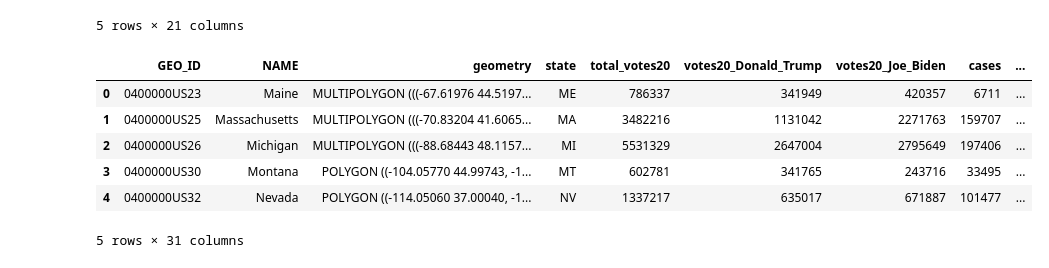
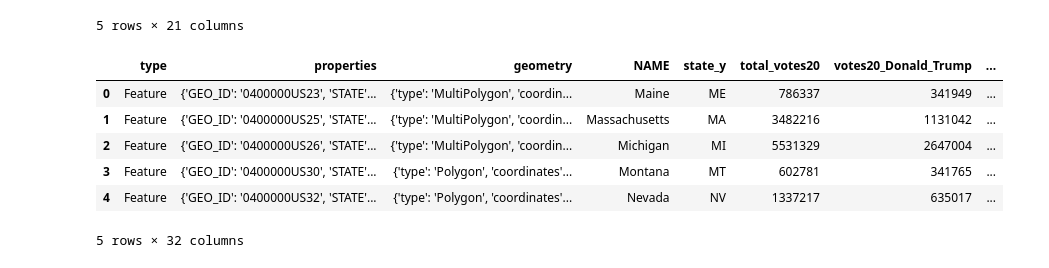
Before and after one commit to KGore12/The-2020-US-Presidential-Election-and-Covid-19, a Jupyter notebook: statejson.ipynb, the cells around one changed output. Cells and saved outputs as stored; diff of their text form; code cells hidden in the pictures.

Commit message:
add state data

```diff
--- a/statejson.ipynb
+++ b/statejson.ipynb
@@ -5,4 +5,4 @@ import geopandas as gpd
 # %%
-stategeo_df = gpd.read_file("Raw Data/US-States1.json")
+stategeo_df = pd.read_csv("Raw Data/state_geojson.csv")
 stategeo_df.head()
 # %% [output]
@@ -14,0 +15,8 @@ stategeo_df.head()
+# %%
+state = ['Maine', 'Massachusetts', 'Michigan', 'Montana', 'Nevada', 'New Jersey', 'New York', 'North Carolina', 'Ohio', 'Pennsylvania', 'Rhode Island', 'Tennessee', 'Texas', 'Utah',
+'Washington', 'Wisconsin', 'Puerto Rico', 'Maryland', 'Alabama', 'Alaska', 'Arizona', 'Arkansas', 'California', 'Colorado', 'Connecticut', 'Delaware', 'District of Columbia', 'Florida',
+'Georgia', 'Hawaii', 'Idaho', 'Illinois', 'Indiana', 'Iowa', 'Kansas', 'Kentucky', 'Lousiana', 'Minnesota', 'Mississippi', 'Missouri', 'Nebraska', 'New Hampshire',
+'New Mexico', 'North Dakota', 'Oklahoma', 'Oregon', 'South Carolina', 'South Dakota', 'Vermont', 'Virginia', 'West Virginia', 'Wyoming']
+# %%
+stategeo_df['NAME'] = state
+stategeo_df.head()
@@ -37,18 +52,19 @@ state_df['asian_pop'] = round(state_df['TotalPop']*state_df['Asian %'])
 state_df['pacific_pop'] = round(state_df['TotalPop']*state_df['Pacific %'])
 # %%
 merged_df = pd.merge(stategeo_df, state_df, on="NAME")
-clean_state_df = merged_df.drop(['CENSUSAREA', 'LSAD', 'STATE'],axis=1)
+merged_df.head()
+clean_state_df = merged_df.drop(['state_x'],axis=1)
 
 clean_state_df["cases_per_100k"]= (clean_state_df["cases"]/clean_state_df["TotalPop"])*100000
 clean_state_df["deaths_per_100k"]= (clean_state_df["deaths"]/clean_state_df["TotalPop"])*100000
 
 clean_state_df.head()
 # %% [output]
-|  | GEO_ID | NAME | geometry | state | total_votes20 | votes20_Donald_Trump | votes20_Joe_Biden | cases | ... |
-| 0 | 0400000US23 | Maine | MULTIPOLYGON (((-67.61976 44.5197... | ME | 786337 | 341949 | 420357 | 6711 | ... |
-| 1 | 0400000US25 | Massachusetts | MULTIPOLYGON (((-70.83204 41.6065... | MA | 3482216 | 1131042 | 2271763 | 159707 | ... |
-| 2 | 0400000US26 | Michigan | MULTIPOLYGON (((-88.68443 48.1157... | MI | 5531329 | 2647004 | 2795649 | 197406 | ... |
-| 3 | 0400000US30 | Montana | POLYGON ((-104.05770 44.99743, -1... | MT | 602781 | 341765 | 243716 | 33495 | ... |
-| 4 | 0400000US32 | Nevada | POLYGON ((-114.05060 37.00040, -1... | NV | 1337217 | 635017 | 671887 | 101477 | ... |
+|  | type | properties | geometry | NAME | state_y | total_votes20 | votes20_Donald_Trump | ... |
+| 0 | Feature | {'GEO_ID': '0400000US23', 'STATE'... | {'type': 'MultiPolygon', 'coordin... | Maine | ME | 786337 | 341949 | ... |
+| 1 | Feature | {'GEO_ID': '0400000US25', 'STATE'... | {'type': 'MultiPolygon', 'coordin... | Massachusetts | MA | 3482216 | 1131042 | ... |
+| 2 | Feature | {'GEO_ID': '0400000US26', 'STATE'... | {'type': 'MultiPolygon', 'coordin... | Michigan | MI | 5531329 | 2647004 | ... |
+| 3 | Feature | {'GEO_ID': '0400000US30', 'STATE'... | {'type': 'Polygon', 'coordinates'... | Montana | MT | 602781 | 341765 | ... |
+| 4 | Feature | {'GEO_ID': '0400000US32', 'STATE'... | {'type': 'Polygon', 'coordinates'... | Nevada | NV | 1337217 | 635017 | ... |
-5 rows × 31 columns
+5 rows × 32 columns
 # %%
```
Also changed, not shown: parts of 4 cells of this notebook, 4 other files.
